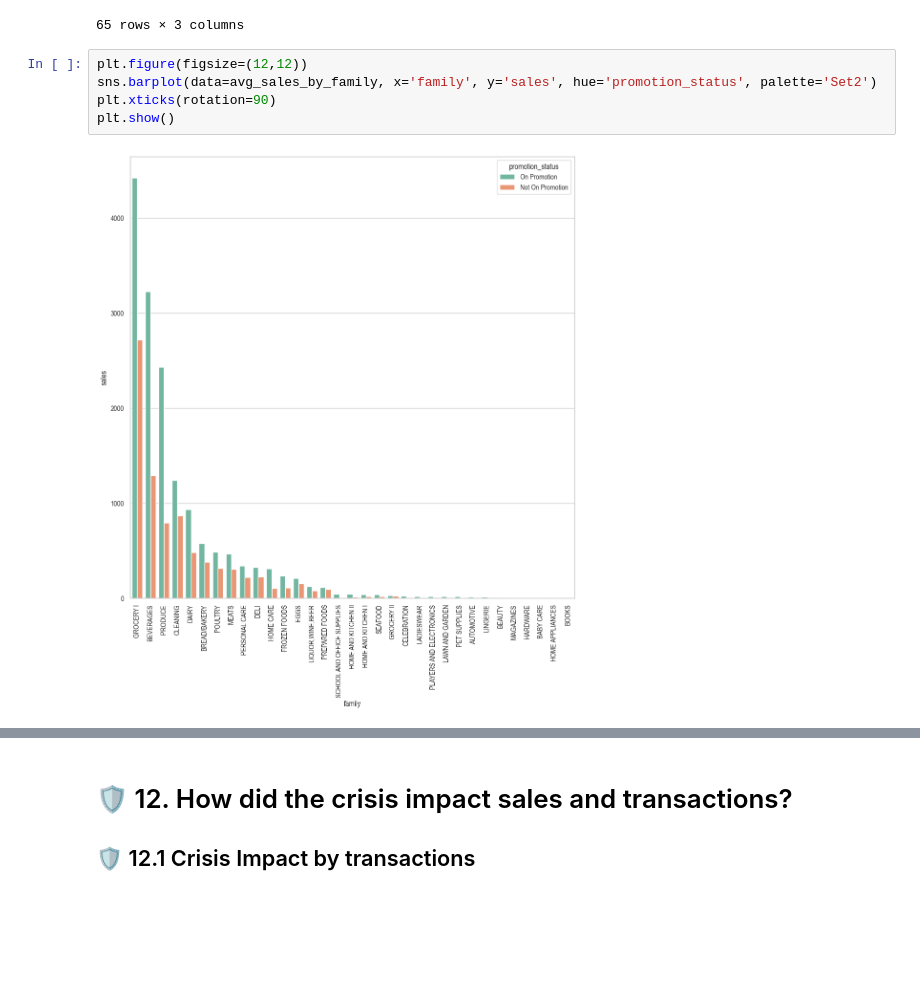
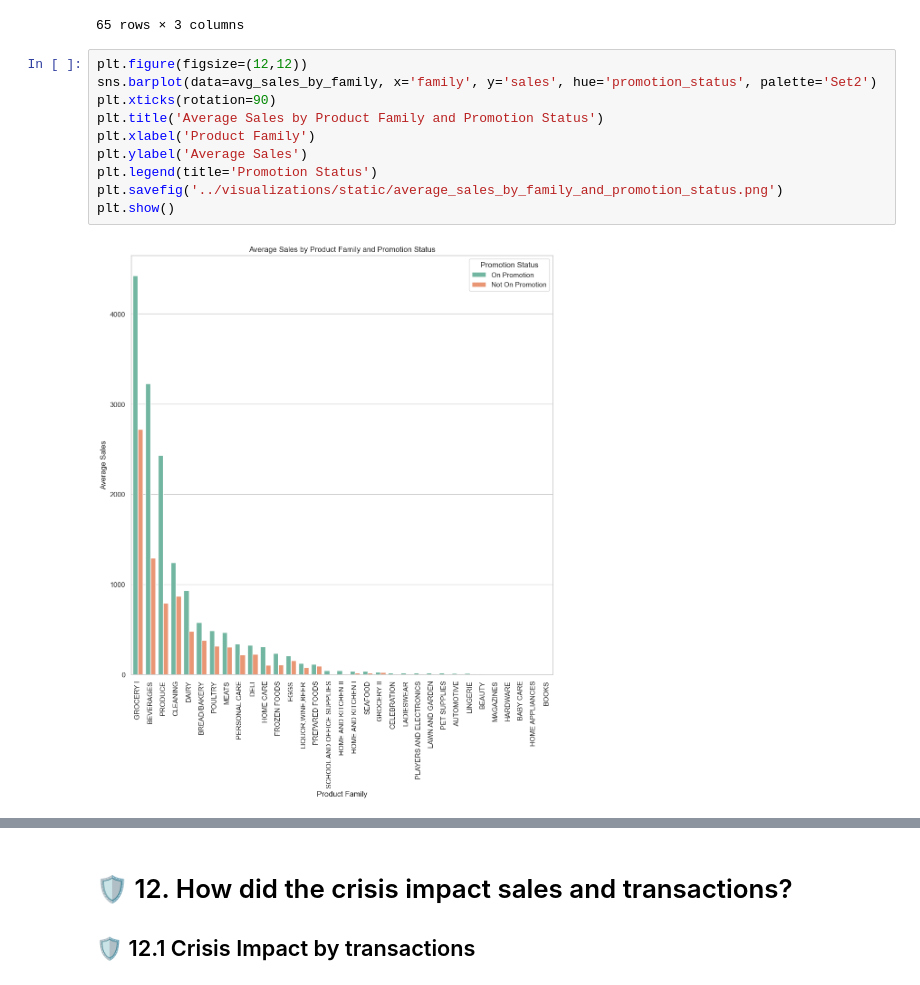
Before and after one commit to Seif-Eldin-Omar/sales-forecasting-optimization, a Jupyter notebook: notebooks/visualization_demo.ipynb, the cells around one changed output, grey strips where cells are left out. Cells and saved outputs as stored; diff of their text form; blank space fills up the shorter version.

Commit message:
Saving plots

```diff
--- a/notebooks/visualization_demo.ipynb
+++ b/notebooks/visualization_demo.ipynb
@@ -354,10 +364,15 @@ Name: count, dtype: int64
 # %%
 plt.figure(figsize=(12,12))
 sns.barplot(data=avg_sales_by_family, x='family', y='sales', hue='promotion_status', palette='Set2')
 plt.xticks(rotation=90)
+plt.title('Average Sales by Product Family and Promotion Status')
+plt.xlabel('Product Family')
+plt.ylabel('Average Sales')
+plt.legend(title='Promotion Status')
+plt.savefig('../visualizations/static/average_sales_by_family_and_promotion_status.png')
 plt.show()
 # %% [output]
-[figure, old version]
+[figure, new version]
 # %%
 avg_sales_by_store = df.groupby(['store_nbr', 'promotion_status'])['sales'].mean().reset_index()
 avg_sales_by_store = avg_sales_by_store.sort_values(by='store_nbr').reset_index(drop=True)
```
Also changed, not shown: parts of 43 cells of this notebook, 44 other files.
